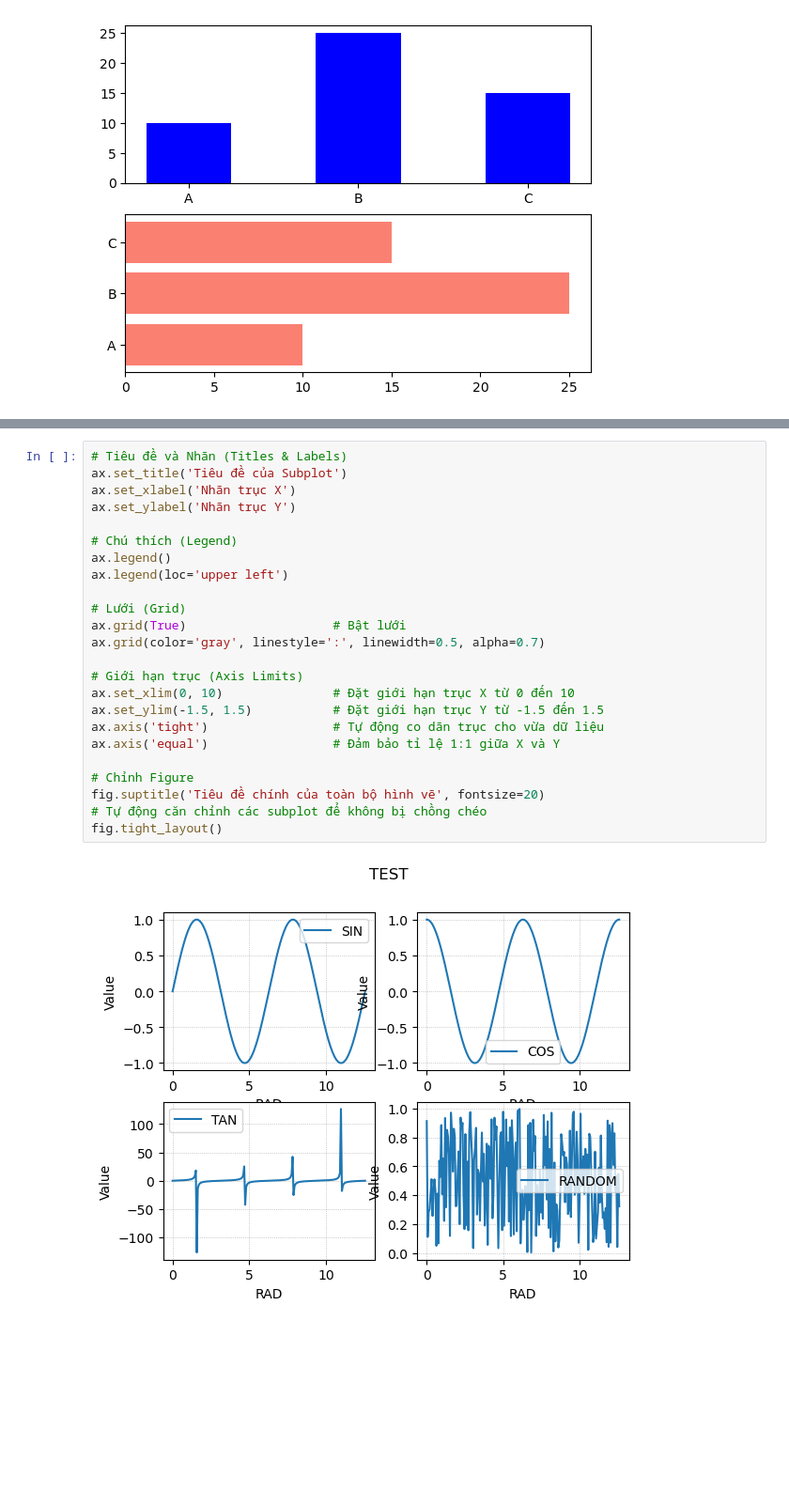
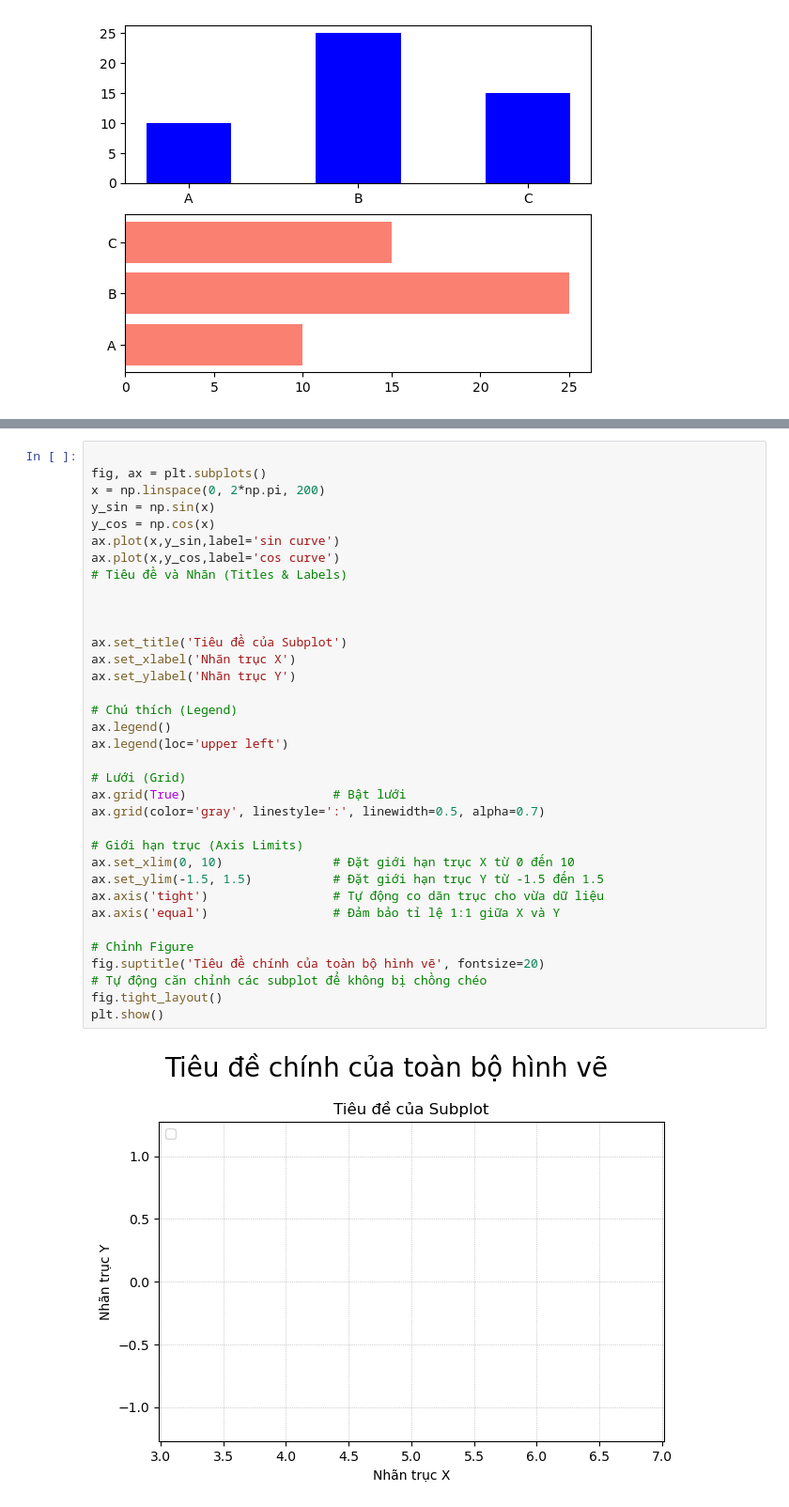
Before and after one commit to lamtd1/note, a Jupyter notebook: matplotlib.ipynb, the cells around one changed output, grey strips where cells are left out. Shown: that part at 94% size. Cells and saved outputs as stored; diff of their text form; blank space fills up the shorter version.

Commit message:
Update matplotlib, more figure type

```diff
--- a/matplotlib.ipynb
+++ b/matplotlib.ipynb
@@ -70,26 +133,37 @@ plt.show()
 # %%
+
+fig, ax = plt.subplots()
+x = np.linspace(0, 2*np.pi, 200)
+y_sin = np.sin(x)
+y_cos = np.cos(x)
+ax.plot(x,y_sin,label='sin curve')
+ax.plot(x,y_cos,label='cos curve')
 # Tiêu đề và Nhãn (Titles & Labels)
+
+
+
 ax.set_title('Tiêu đề của Subplot')
 ax.set_xlabel('Nhãn trục X')
 ax.set_ylabel('Nhãn trục Y')
 
 # Chú thích (Legend)
 ax.legend()
 ax.legend(loc='upper left')
 
 # Lưới (Grid)
 ax.grid(True)                    # Bật lưới
 ax.grid(color='gray', linestyle=':', linewidth=0.5, alpha=0.7)
 
 # Giới hạn trục (Axis Limits)
 ax.set_xlim(0, 10)               # Đặt giới hạn trục X từ 0 đến 10
 ax.set_ylim(-1.5, 1.5)           # Đặt giới hạn trục Y từ -1.5 đến 1.5
 ax.axis('tight')                 # Tự động co dãn trục cho vừa dữ liệu
 ax.axis('equal')                 # Đảm bảo tỉ lệ 1:1 giữa X và Y
 
 # Chỉnh Figure
 fig.suptitle('Tiêu đề chính của toàn bộ hình vẽ', fontsize=20)
 # Tự động căn chỉnh các subplot để không bị chồng chéo
 fig.tight_layout()
+plt.show()
 # %% [output]
-[figure, old version]
+[figure, new version]
```
Also changed, not shown: parts of 6 cells of this notebook.
